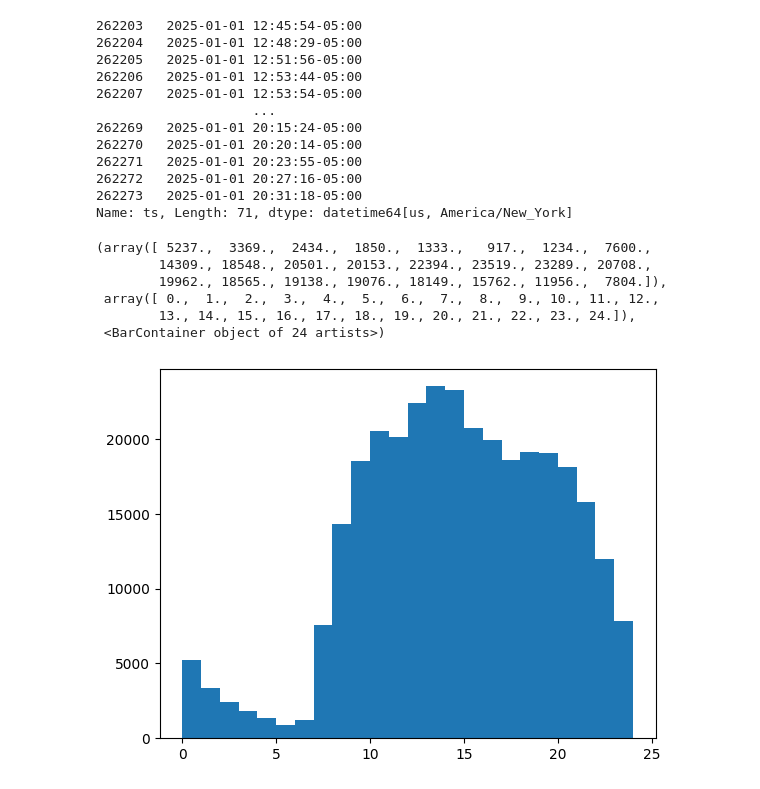
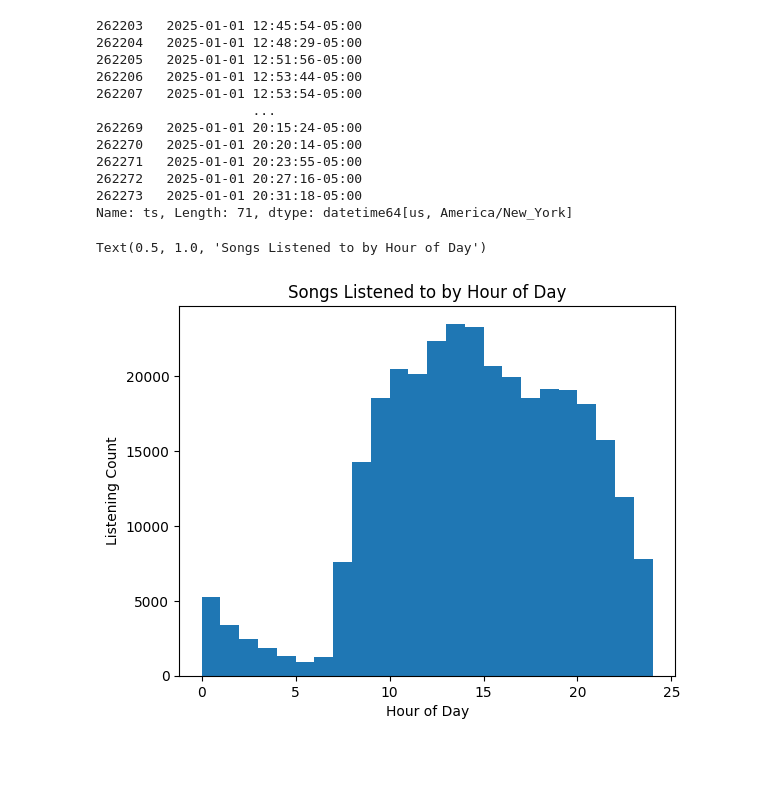
Before and after one commit to madisonweidner/Music-Data-Project, a Jupyter notebook: main.ipynb, the cells around one changed output. Saved outputs shown, nothing was run; the diff lists cells and outputs as text; code cells hidden in the pictures; blank space fills up the shorter version.

Commit message:
Added Labels to Graphs

```diff
--- a/main.ipynb
+++ b/main.ipynb
@@ -120,11 +125,9 @@ dftime
 Name: ts, Length: 71, dtype: datetime64[us, America/New_York]
 # %%
 plt.hist(df[(df['ts'] >= '01-01-2000') & (df['ts'] < '01-01-2026')]['ts'].dt.hour, bins=24, range=(0, 24))
+plt.xlabel("Hour of Day")
+plt.ylabel("Listening Count")
+plt.title("Songs Listened to by Hour of Day")
 # %% [output]
-(array([ 5237.,  3369.,  2434.,  1850.,  1333.,   917.,  1234.,  7600.,
-        14309., 18548., 20501., 20153., 22394., 23519., 23289., 20708.,
-        19962., 18565., 19138., 19076., 18149., 15762., 11956.,  7804.]),
- array([ 0.,  1.,  2.,  3.,  4.,  5.,  6.,  7.,  8.,  9., 10., 11., 12.,
-        13., 14., 15., 16., 17., 18., 19., 20., 21., 22., 23., 24.]),
- <BarContainer object of 24 artists>)
+Text(0.5, 1.0, 'Songs Listened to by Hour of Day')
-[figure, old version]
+[figure, new version]
```
Also changed, not shown: parts of 3 cells of this notebook.
